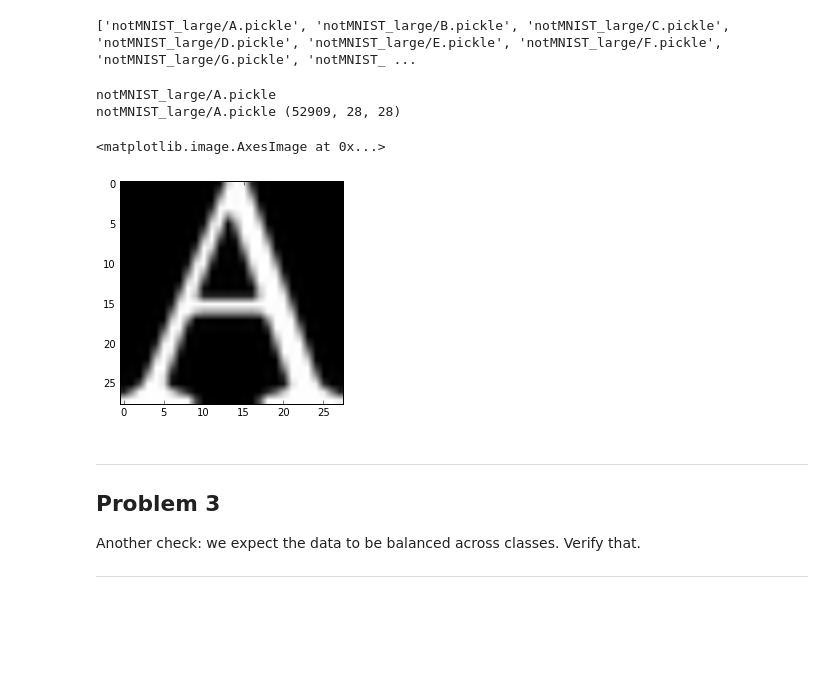
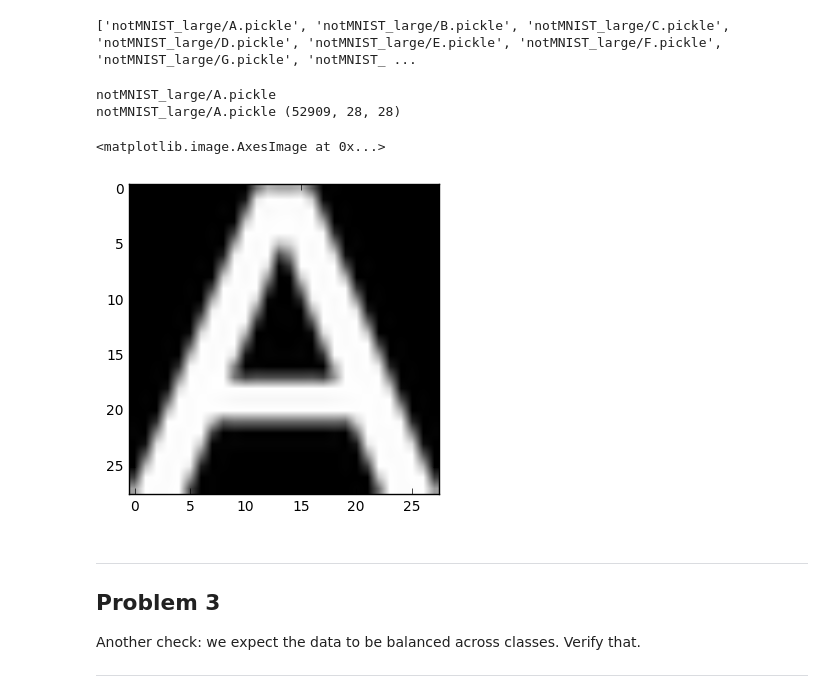
Before and after one commit to vishal-kit/DeepLearning, a Jupyter notebook: 1_notmnist.ipynb, the cells around one changed output. Drawn from its saved outputs; the diff is of its cells as text; code cells hidden in the pictures; blank space fills up the shorter version.

```diff
--- a/1_notmnist.ipynb
+++ b/1_notmnist.ipynb
@@ -217,15 +217,15 @@ print (train_datasets)
 # %%
 #get an image and display
 file_name = train_datasets[0]
 print (file_name)
 sample_data = pickle.load(open(file_name,'rb'))
 print(file_name,sample_data.shape)
-plt.imshow(sample_data[52908,:,:],cmap='gray')
+plt.imshow(sample_data[1,:,:],cmap='gray')
 # %% [output]
 notMNIST_large/A.pickle
 notMNIST_large/A.pickle (52909, 28, 28)
 <matplotlib.image.AxesImage at 0x...>
-[figure, old version]
+[figure, new version]
 # %% [markdown]
 ---
 Problem 3
```
Also changed, not shown: parts of 8 cells of this notebook, 1 other file.
